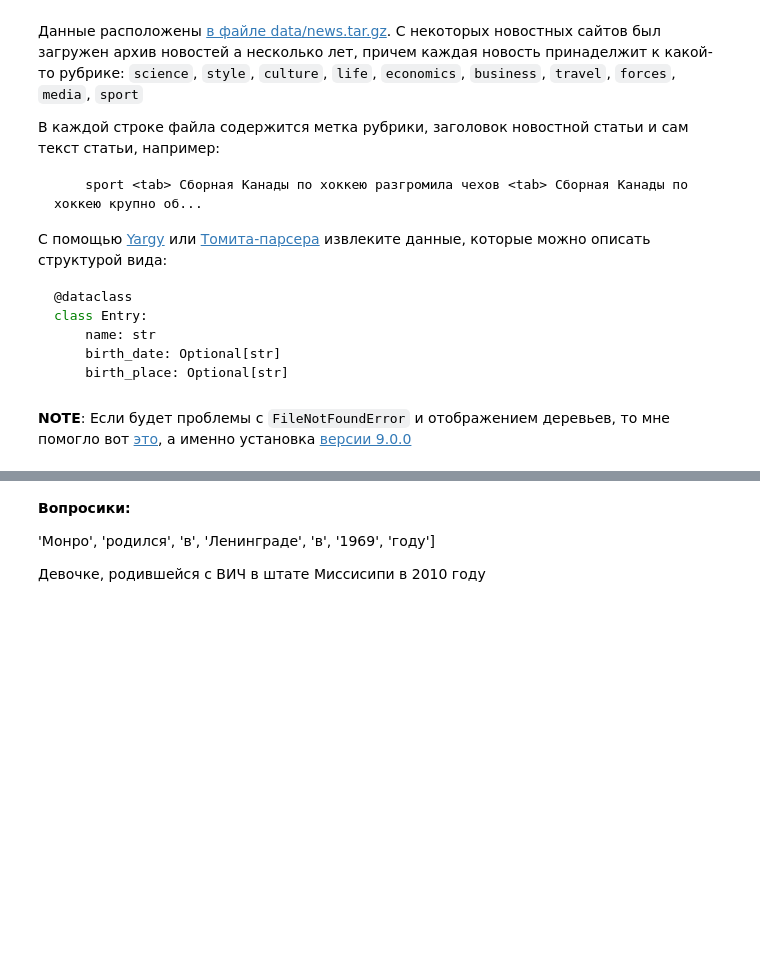
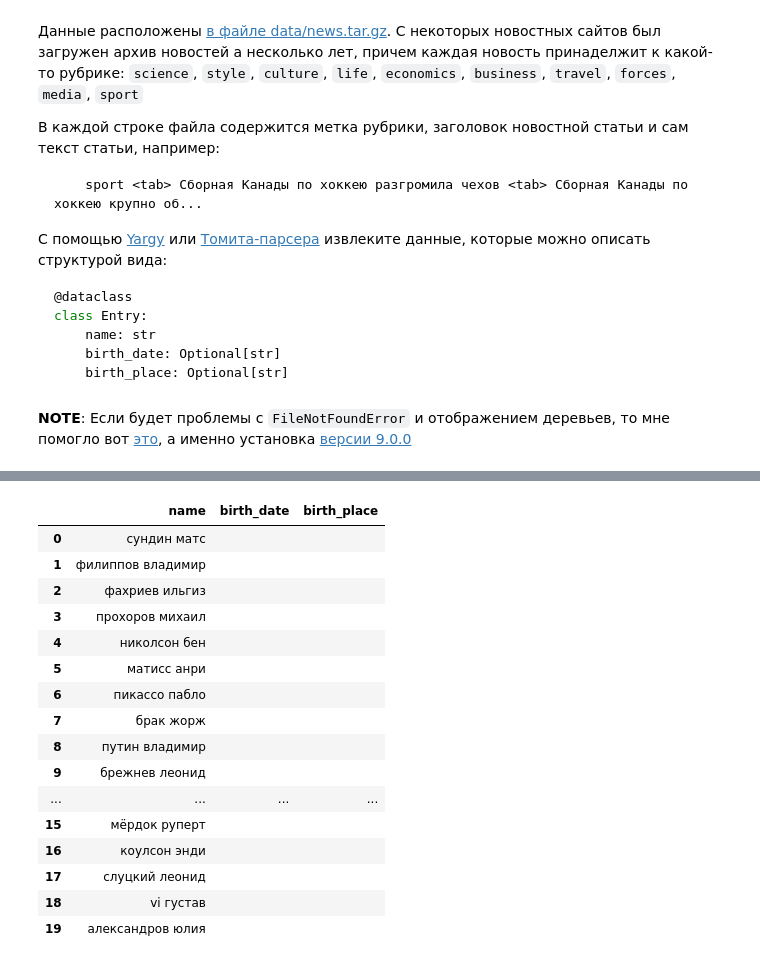
Before and after one commit to 4eckah78/nlp, a Jupyter notebook: task1.ipynb, the cells around one changed output, grey strips where cells are left out. Cells and saved outputs as stored; diff of their text form; code cells hidden in the pictures; blank space fills up the shorter version.

```diff
--- a/task1.ipynb
+++ b/task1.ipynb
@@ -249,0 +581,5 @@ for match in parser.findall(text):
+# %%
+BIRTH_PLACE = rule(
+    gram("PREP"), # maybe oprional? But check prep in DATE!!!
+    BIRTH_PLACE_FULL.repeatable()
+).interpretation(Place)
@@ -275,26 +1158,28 @@ texts = list(read_texts("data/news.txt.gz"))
 # %%
 from tqdm import tqdm
+import pandas as pd
+import re
 
-entries = []
 
 def extract_entries(text: list[str]) -> list[Entry]:
+    entries = []
     for text in tqdm(text, disable=True):
-        text = text.text.replace(",", "")
-        import re
-        text = re.sub(r'\(.*?\)', '', text)
-        try:
-            for match in parser.findall(text):
-                print([_.value for _ in match.tokens])
-                entry = match.fact
-                print(entry)
-                entries.append({
-                    'name': entry.person,
-                    'birth_date': entry.birth_date,
-                    'birth_place': entry.birth_place,
-                })
-        except:
-            # print("Empty")
-            pass
+        # text = text.text.replace(",", "")
+        text = re.sub(r'\(.*?\)', '', text.text)
+        for match in parser.findall(text):
+            entry = match.fact
+            print(entry)
+
+            name = extract_name(entry.name)
+            birth_date = extract_date(entry.birth_date)
+            birth_place = extract_place(entry.birth_place)
+
+            entries.append({
+                'name': name,
+                'birth_date': birth_date,
+                'birth_place': birth_place,
+            })
+    print(f"Amount of entries = {len(entries)}")
     return entries
 
 data = extract_entries(texts)
@@ -319,6 +1204,21 @@ Empty
-# %% [markdown]
-**Вопросики:**
-
-'Монро', 'родился', 'в', 'Ленинграде', 'в', '1969', 'году']
-
-Девочке, родившейся с ВИЧ в штате Миссисипи в 2010 году
+# %%
+df = pd.DataFrame.from_dict(data)
+df.head(20)
+# %% [output]
+|  | name | birth_date | birth_place |
+| 0 | сундин матс |  |  |
+| 1 | филиппов владимир |  |  |
+| 2 | фахриев ильгиз |  |  |
+| 3 | прохоров михаил |  |  |
+| 4 | николсон бен |  |  |
+| 5 | матисс анри |  |  |
+| 6 | пикассо пабло |  |  |
+| 7 | брак жорж |  |  |
+| 8 | путин владимир |  |  |
+| 9 | брежнев леонид |  |  |
+| ... | ... | ... | ... |
+| 15 | мёрдок руперт |  |  |
+| 16 | коулсон энди |  |  |
+| 17 | слуцкий леонид |  |  |
+| 18 | vi густав |  |  |
+| 19 | александров юлия |  |  |
```
Also changed, not shown: parts of 76 cells of this notebook.
